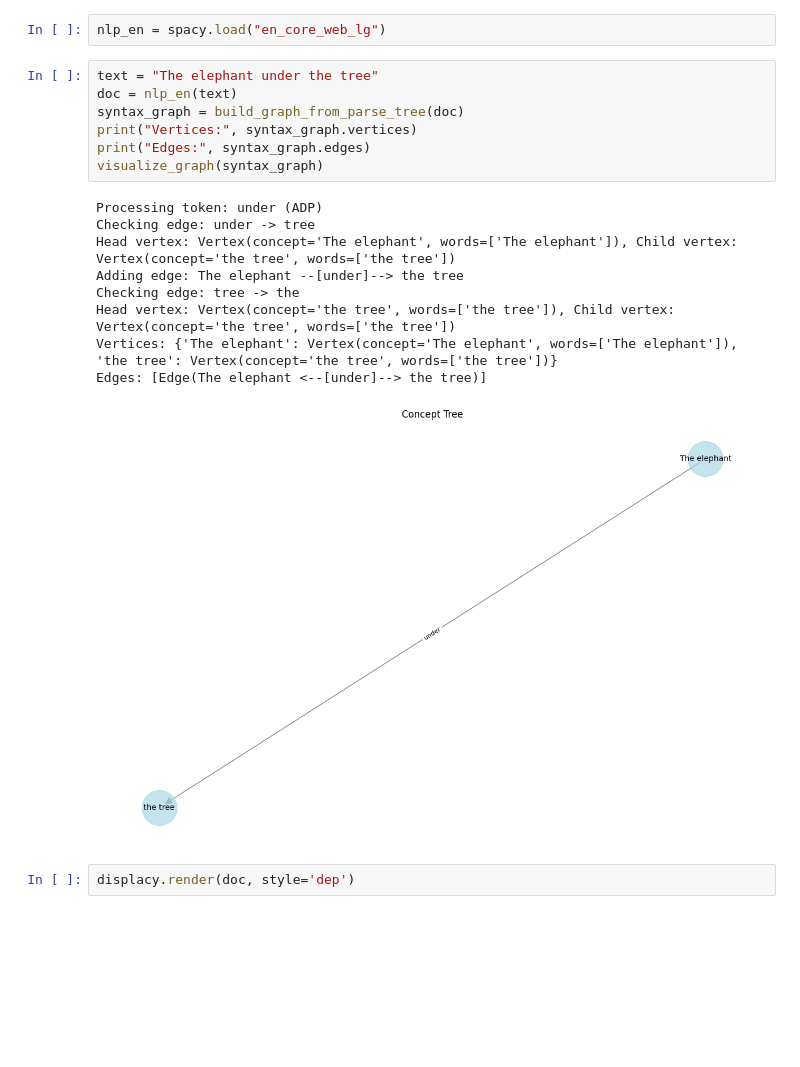
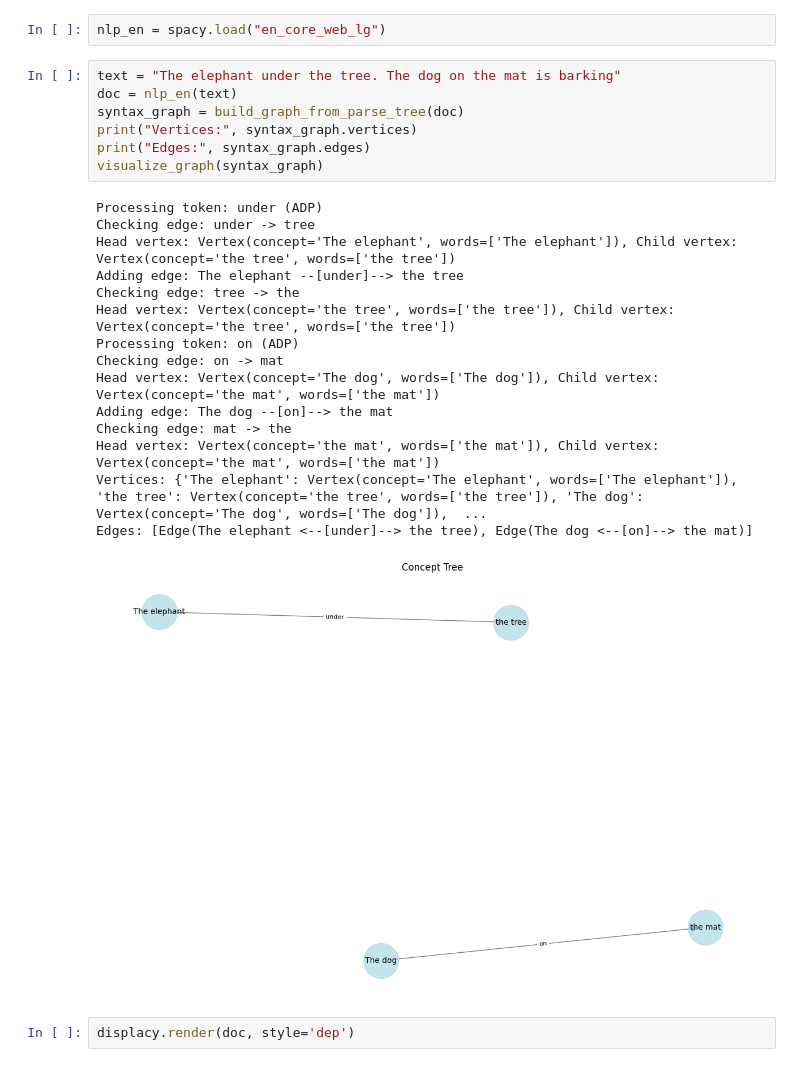
Before and after one commit to dmtr-m/concept-tree, a Jupyter notebook: make_eng_graphs_prep.ipynb, the cells around one changed output. Cells and saved outputs as stored; diff of their text form; blank space fills up the shorter version.

```diff
--- a/make_eng_graphs_prep.ipynb
+++ b/make_eng_graphs_prep.ipynb
@@ -86,22 +88,28 @@ def build_graph_from_parse_tree(doc) -> Graph:
 # %%
 nlp_en = spacy.load("en_core_web_lg")
 # %%
-text = "The elephant under the tree"
+text = "The elephant under the tree. The dog on the mat is barking"
 doc = nlp_en(text)
 syntax_graph = build_graph_from_parse_tree(doc)
 print("Vertices:", syntax_graph.vertices)
 print("Edges:", syntax_graph.edges)
 visualize_graph(syntax_graph)
 # %% [output]
 Processing token: under (ADP)
 Checking edge: under -> tree
 Head vertex: Vertex(concept='The elephant', words=['The elephant']), Child vertex: Vertex(concept='the tree', words=['the tree'])
 Adding edge: The elephant --[under]--> the tree
 Checking edge: tree -> the
 Head vertex: Vertex(concept='the tree', words=['the tree']), Child vertex: Vertex(concept='the tree', words=['the tree'])
-Vertices: {'The elephant': Vertex(concept='The elephant', words=['The elephant']), 'the tree': Vertex(concept='the tree', words=['the tree'])}
-Edges: [Edge(The elephant <--[under]--> the tree)]
+Processing token: on (ADP)
+Checking edge: on -> mat
+Head vertex: Vertex(concept='The dog', words=['The dog']), Child vertex: Vertex(concept='the mat', words=['the mat'])
+Adding edge: The dog --[on]--> the mat
+Checking edge: mat -> the
+Head vertex: Vertex(concept='the mat', words=['the mat']), Child vertex: Vertex(concept='the mat', words=['the mat'])
+Vertices: {'The elephant': Vertex(concept='The elephant', words=['The elephant']), 'the tree': Vertex(concept='the tree', words=['the tree']), 'The dog': Vertex(concept='The dog', words=['The dog']),  ...
+Edges: [Edge(The elephant <--[under]--> the tree), Edge(The dog <--[on]--> the mat)]
-[figure, old version]
+[figure, new version]
 # %%
 displacy.render(doc, style='dep')
 # %% [output]
```
Also changed, not shown: parts of 1 cell of this notebook, 2 other files.
